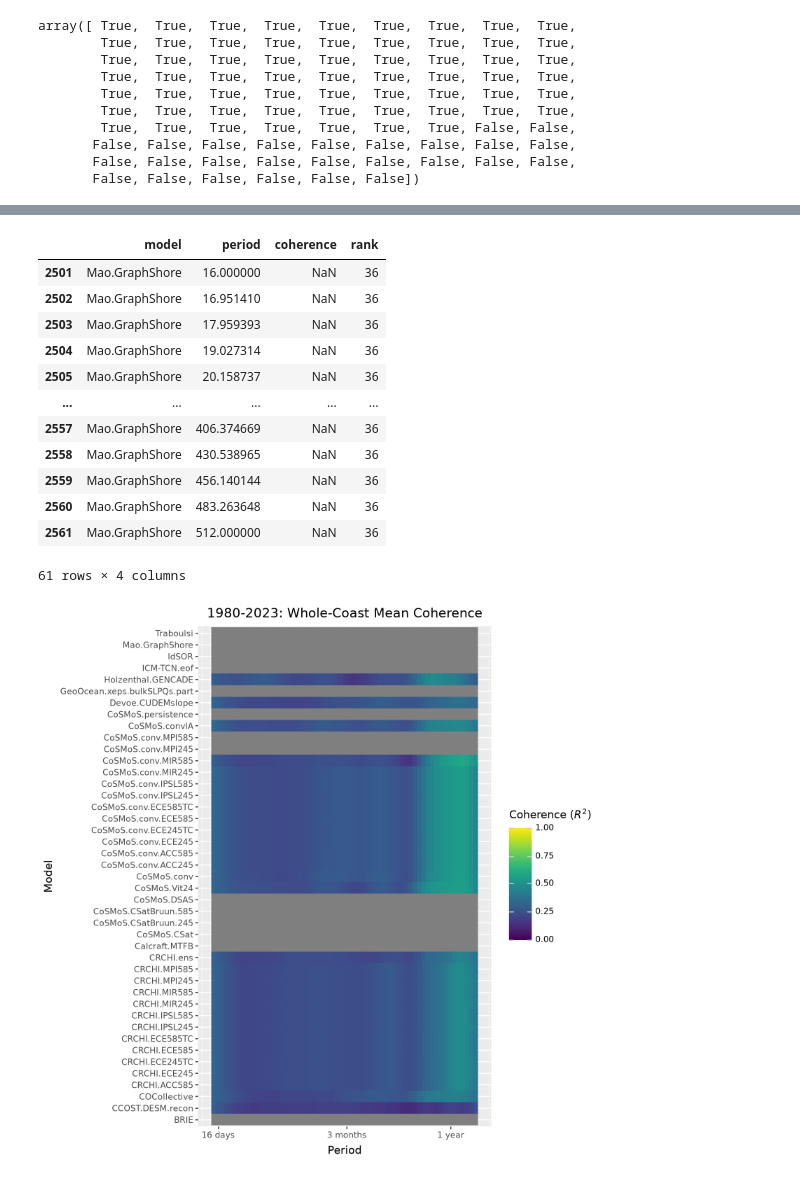
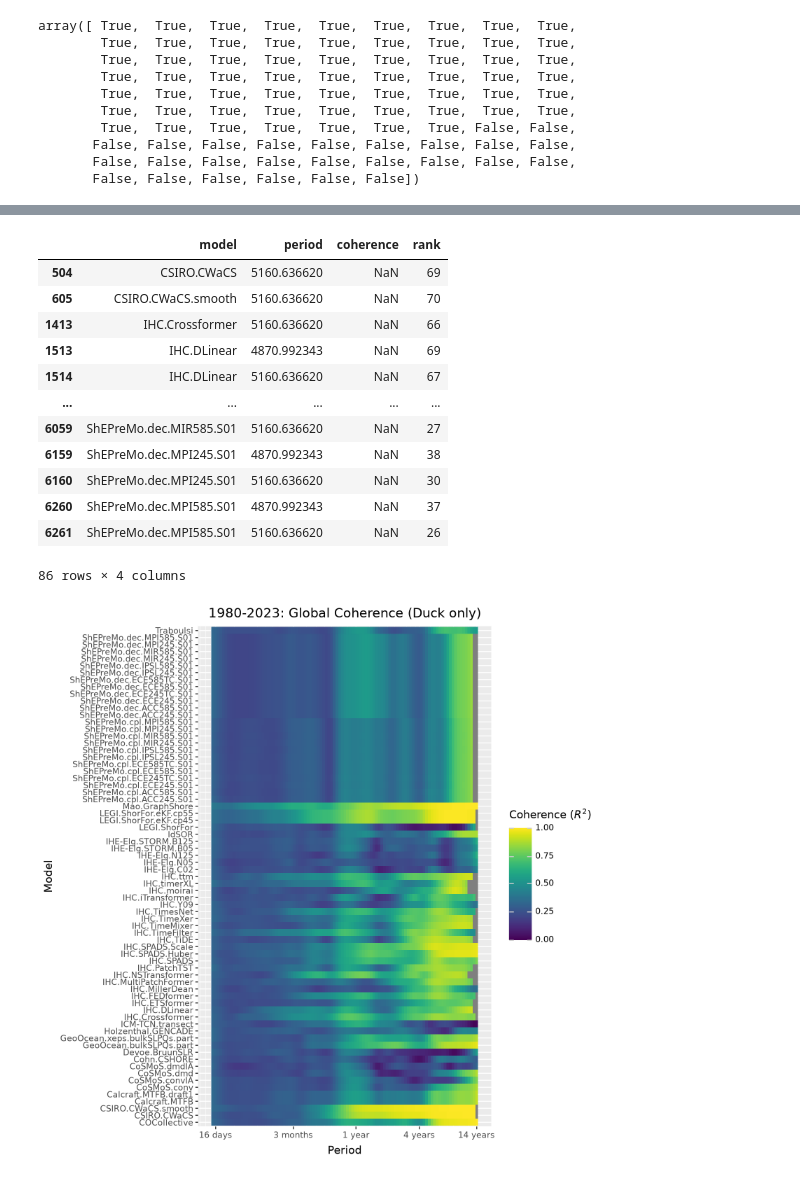
Before and after one commit to samnystrom/shoreshop3-analysis, a Jupyter notebook: notebooks/winners.ipynb, the cells around one changed output, grey strips where cells are left out. Drawn from its saved outputs; the diff is of its cells as text; code cells hidden in the pictures.

Commit message:
switch to duck

```diff
--- a/notebooks/winners.ipynb
+++ b/notebooks/winners.ipynb
@@ -183,33 +172,33 @@ df
 # %%
-df[df['model'] == 'Mao.GraphShore']
+df[pd.isna(df['coherence'])]
 # %% [output]
 |  | model | period | coherence | rank |
-| 2501 | Mao.GraphShore | 16.000000 | NaN | 36 |
-| 2502 | Mao.GraphShore | 16.951410 | NaN | 36 |
-| 2503 | Mao.GraphShore | 17.959393 | NaN | 36 |
-| 2504 | Mao.GraphShore | 19.027314 | NaN | 36 |
-| 2505 | Mao.GraphShore | 20.158737 | NaN | 36 |
+| 504 | CSIRO.CWaCS | 5160.636620 | NaN | 69 |
+| 605 | CSIRO.CWaCS.smooth | 5160.636620 | NaN | 70 |
+| 1413 | IHC.Crossformer | 5160.636620 | NaN | 66 |
+| 1513 | IHC.DLinear | 4870.992343 | NaN | 69 |
+| 1514 | IHC.DLinear | 5160.636620 | NaN | 67 |
 | ... | ... | ... | ... | ... |
-| 2557 | Mao.GraphShore | 406.374669 | NaN | 36 |
-| 2558 | Mao.GraphShore | 430.538965 | NaN | 36 |
-| 2559 | Mao.GraphShore | 456.140144 | NaN | 36 |
-| 2560 | Mao.GraphShore | 483.263648 | NaN | 36 |
-| 2561 | Mao.GraphShore | 512.000000 | NaN | 36 |
+| 6059 | ShEPreMo.dec.MIR585.S01 | 5160.636620 | NaN | 27 |
+| 6159 | ShEPreMo.dec.MPI245.S01 | 4870.992343 | NaN | 38 |
+| 6160 | ShEPreMo.dec.MPI245.S01 | 5160.636620 | NaN | 30 |
+| 6260 | ShEPreMo.dec.MPI585.S01 | 4870.992343 | NaN | 37 |
+| 6261 | ShEPreMo.dec.MPI585.S01 | 5160.636620 | NaN | 26 |
-61 rows × 4 columns
+86 rows × 4 columns
 # %%
 p = (
     pn.ggplot(df)
     + pn.geom_tile(pn.aes('period', 'model', fill='coherence'))
     + pn.scale_x_log10(
         breaks=[2, 17, 31*3, 367, 366*4, 366*14],
         labels=lambda breaks: list(map(wavelet.format_period, breaks)),
     )
     + pn.scale_fill_continuous(limits=(0, 1), cmap_name='viridis')
-    + pn.labs(x='Period', y='Model', title='1980-2023: Whole-Coast Mean Coherence', fill='Coherence ($R^2$)')
+    + pn.labs(x='Period', y='Model', title='1980-2023: Global Coherence (Duck only)', fill='Coherence ($R^2$)')
     + pn.theme(figure_size=(8, 8))
 )
 p.save('../figures/mean-coherence.png', dpi=180)
 p
 # %% [output]
-[figure, old version]
+[figure, new version]
 # %%
```
Also changed, not shown: parts of 14 cells of this notebook, 5 other files.
